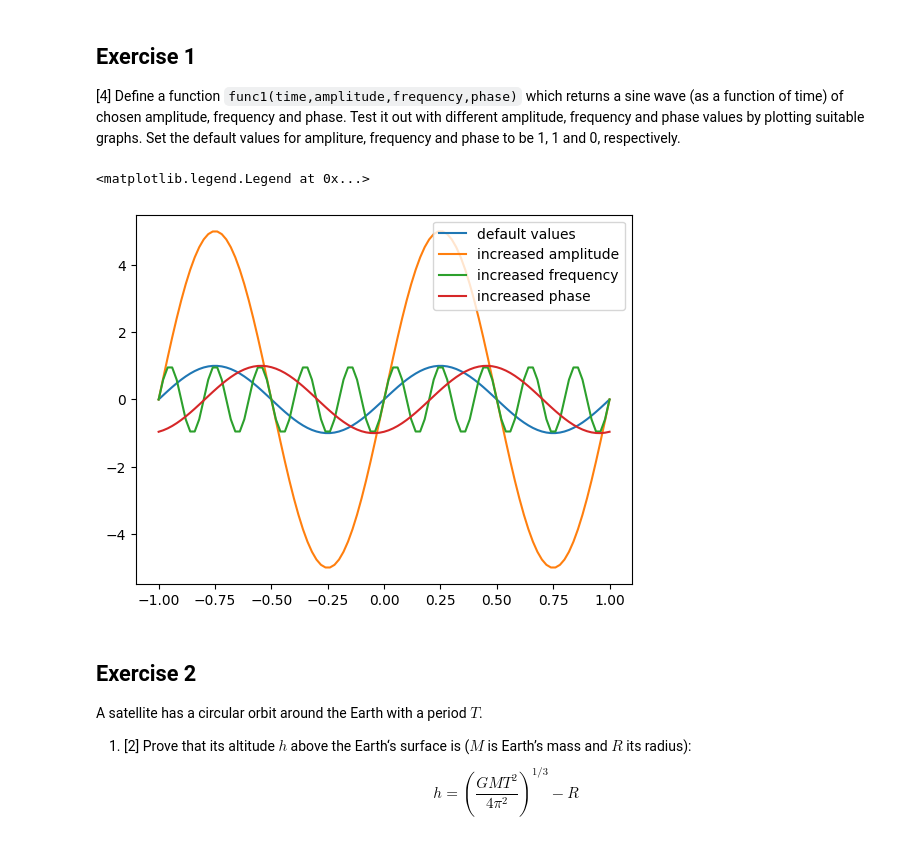
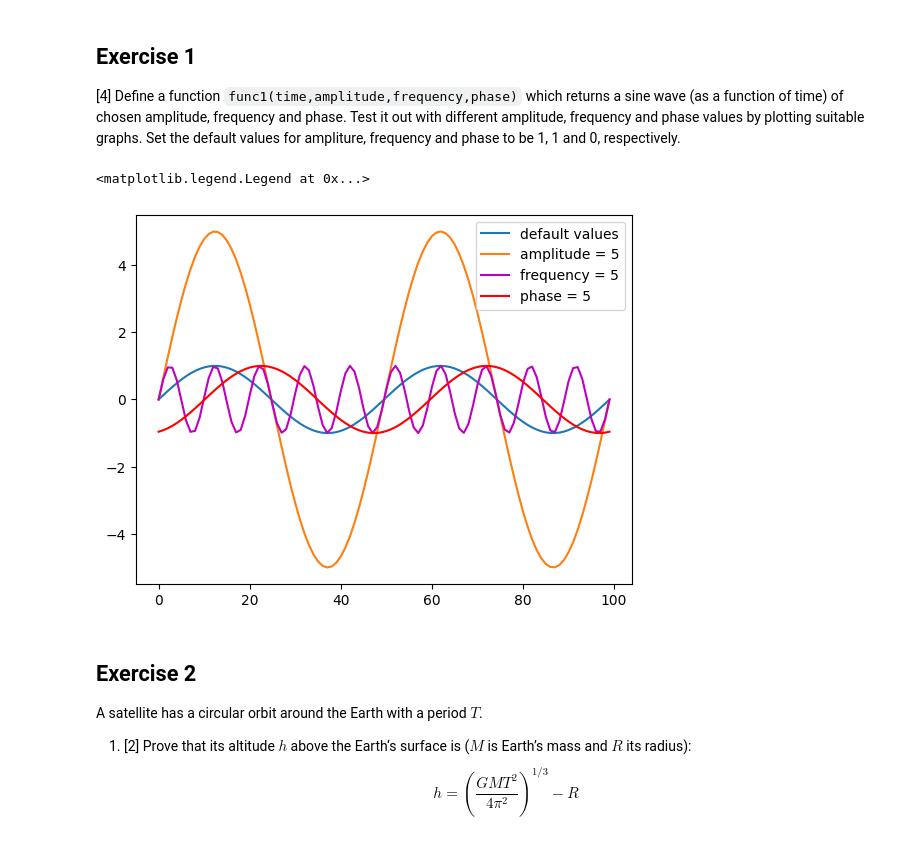
Before and after one commit to PX2145-2025/week-2-b-Jones-CameronR, a Jupyter notebook: Functions.ipynb, the cells around one changed output. Saved outputs shown, nothing was run; the diff lists cells and outputs as text; code cells hidden in the pictures.

```diff
--- a/Functions.ipynb
+++ b/Functions.ipynb
@@ -275,21 +275,19 @@ Use the `anglesutils` module you just created to plot that function from $t=0\,\
 
 [4] Define a function `func1(time,amplitude,frequency,phase)` which returns a sine wave (as a function of time) of chosen amplitude, frequency and phase. Test it out with different amplitude, frequency and phase values by plotting suitable graphs. Set the default values for ampliture, frequency and phase to be 1, 1 and 0, respectively.
 # %%
-from numpy import pi,sin
-from matplotlib.pyplot import plot
-time = linspace(-1,1,101)
-
-def func1(time,amplitude,frequency,phase):
+from numpy import *
+from matplotlib.pyplot import *
+time = linspace(-1,1,100)
+def func1(time,amplitude=1,frequency=1,phase=0):
   return amplitude*sin(2*pi*frequency*time+phase)
-
-plot(time, func1(time,amplitude = 1,frequency = 1,phase = 0),label = "default values")
-plot(time, func1(time,amplitude = 5,frequency = 1,phase = 0),label = "increased amplitude")
-plot(time, func1(time,amplitude = 1,frequency = 5,phase = 0),label = "increased frequency")
-plot(time, func1(time,amplitude = 1,frequency = 1,phase = 5),label ="increased phase")
+plot(func1(time,amplitude=1,frequency=1,phase=0), label = "default values")
+plot(func1(time,amplitude=5,frequency=1,phase=0), label = "amplitude = 5")
+plot(func1(time,amplitude=1,frequency=5,phase=0), "m", label = "frequency = 5")
+plot(func1(time,amplitude=1,frequency=1,phase=5),"r", label = "phase = 5")
 legend()
 # %% [output]
 <matplotlib.legend.Legend at 0x...>
-[figure, old version]
+[figure, new version]
 # %% [markdown]
 ## Exercise 2
 
```
Also changed, not shown: parts of 3 cells of this notebook.
